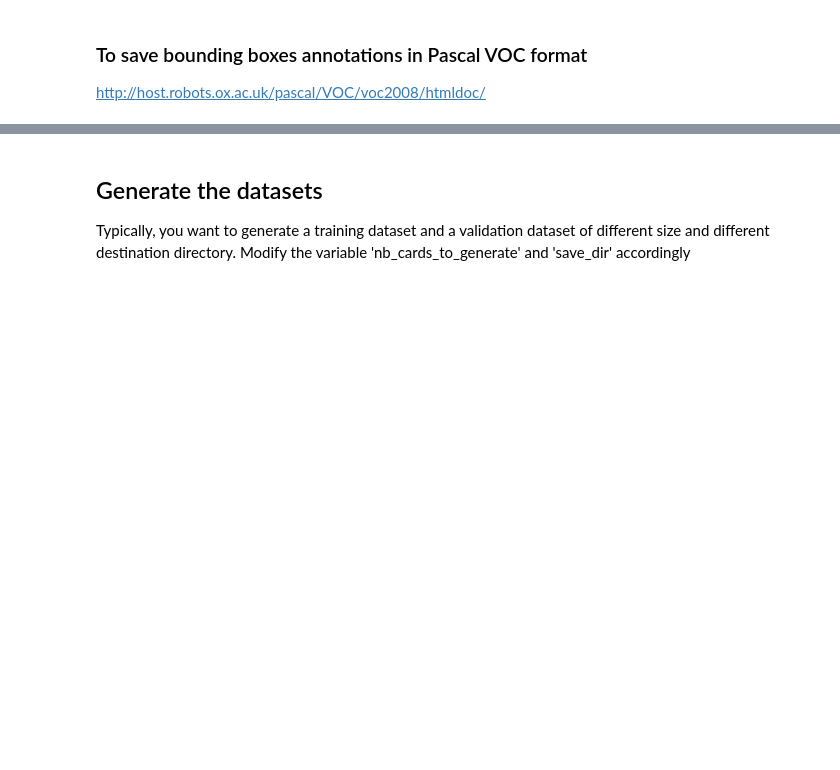
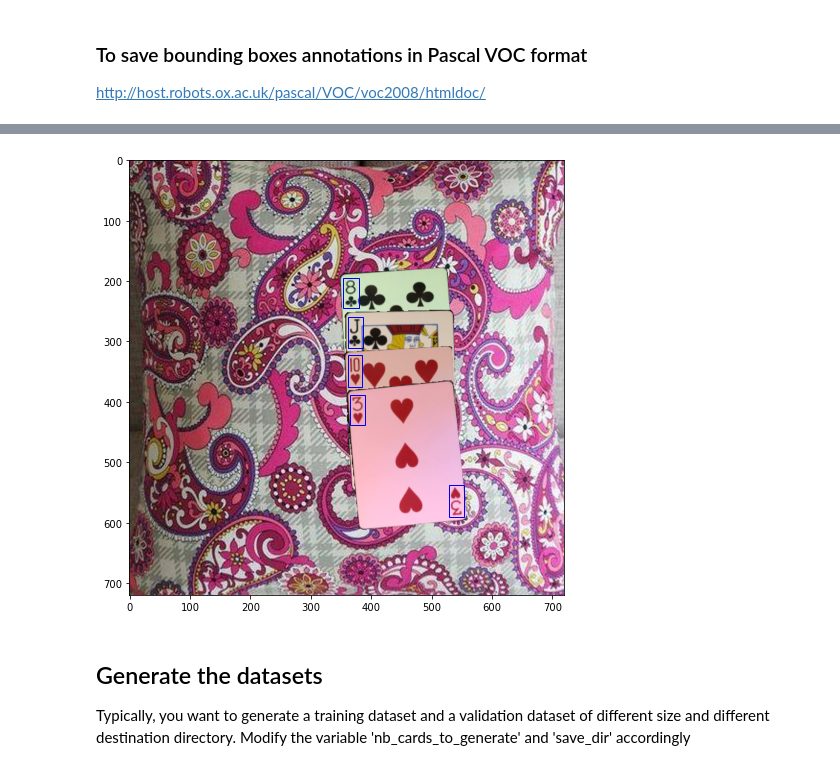
Before and after one commit to ToOgFyrreTyvende/SolitaireML, a Jupyter notebook: creating_playing_cards_dataset.ipynb, the cells around one changed output, grey strips where cells are left out. Saved outputs shown, nothing was run; the diff lists cells and outputs as text; code cells hidden in the pictures; blank space fills up the shorter version.

```diff
--- a/creating_playing_cards_dataset.ipynb
+++ b/creating_playing_cards_dataset.ipynb
@@ -1018,3 +1111,16 @@ newimg.display()
+# %%
+# Test generation of a scene with 3 cards
+bg=backgrounds.get_random()
+img1,card_val1,hulla1,hullb1=cards.get_random()
+img2,card_val2,hulla2,hullb2=cards.get_random()
+img3,card_val3,hulla3,hullb3=cards.get_random()
+img4,card_val4,hulla4,hullb4=cards.get_random()
+
+newimg=Scene(bg,img1,card_val1,hulla1,hullb1,img2,card_val2,hulla2,hullb2,img3,card_val3,hulla3,hullb3
+            ,img4,card_val4,hulla4,hullb4)
+newimg.display()
+# %% [output]
+[figure, added]
 # %% [markdown]
 ## Generate the datasets
 Typically, you want to generate a training dataset and a validation dataset of different size and different destination directory.
```
Also changed, not shown: parts of 17 cells of this notebook, 3 other files.
